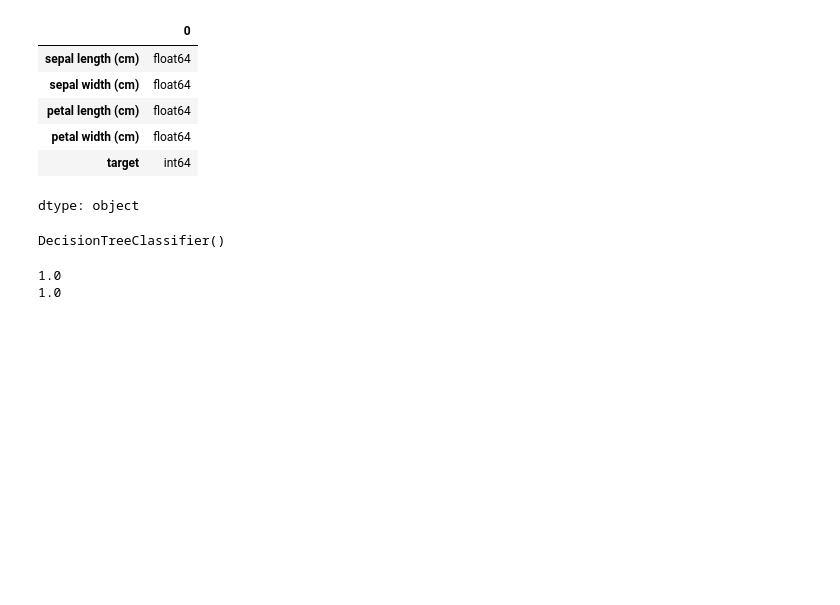
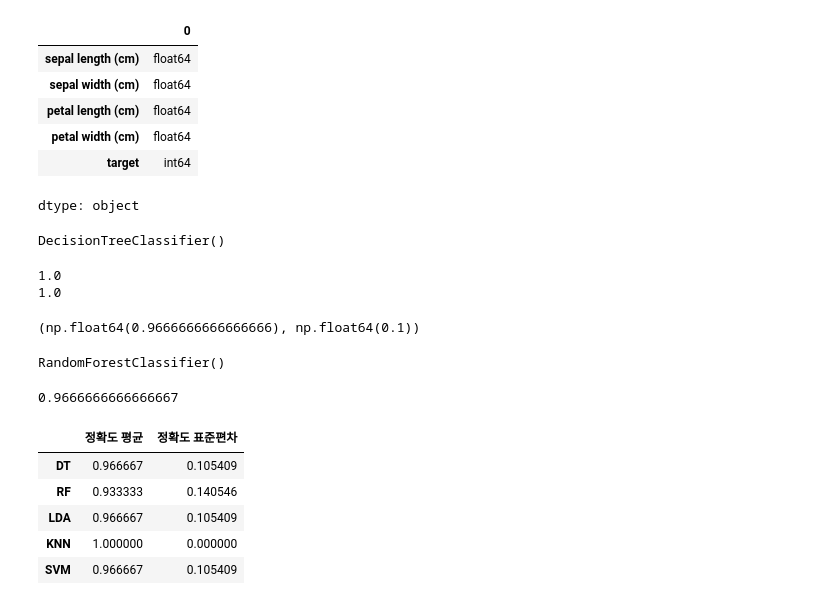
Before and after one commit to denverkim/ALGORITHM, a Jupyter notebook: ALGORITHM_LAB10.ipynb, the cells around one changed output. Drawn from its saved outputs; the diff is of its cells as text; code cells hidden in the pictures; blank space fills up the shorter version.

```diff
--- a/ALGORITHM_LAB10.ipynb
+++ b/ALGORITHM_LAB10.ipynb
@@ -107,3 +102,23 @@ print(accuracy_score(y_test, y_pred))
 # %% [output]
 1.0
 1.0
+# %%
+# 교차검증
+from sklearn.model_selection import cross_val_score
+
+dt_cv = cross_val_score(dt, x_test, y_test, scoring='accuracy', cv=10)
+dt_cv.mean(), dt_cv.std()
+# %% [output]
+(np.float64(0.9666666666666666), np.float64(0.1))
+# %%
+# 랜덤 포레스트
+from sklearn.ensemble import RandomForestClassifier
+
+rf = RandomForestClassifier()
+rf.fit(x_train, y_train)
+# %% [output]
+RandomForestClassifier()
+# %%
+rf.score(x_test, y_test)
+# %% [output]
+0.9666666666666667
@@ -109,0 +144,19 @@ print(accuracy_score(y_test, y_pred))
+# %%
+# §Use 10-fold cross validation to compare the models. 교차검증을 사용하여 모델비교
+
+summary = pd.DataFrame({'DT': dt_cv, 'RF': rf_cv, 'LDA': lda_cv, 'KNN': knn_cv, 'SVM': svm_cv})
+
+import matplotlib.pyplot as plt
+
+summary_mean = summary.mean()
+summary_std = summary.std()
+
+pd.DataFrame({'정확도 평균': summary_mean,
+              '정확도 표준편차': summary_std})
+# %% [output]
+|  | 정확도 평균 | 정확도 표준편차 |
+| DT | 0.966667 | 0.105409 |
+| RF | 0.933333 | 0.140546 |
+| LDA | 0.966667 | 0.105409 |
+| KNN | 1.000000 | 0.000000 |
+| SVM | 0.966667 | 0.105409 |
```
Also changed, not shown: parts of 7 cells of this notebook.
